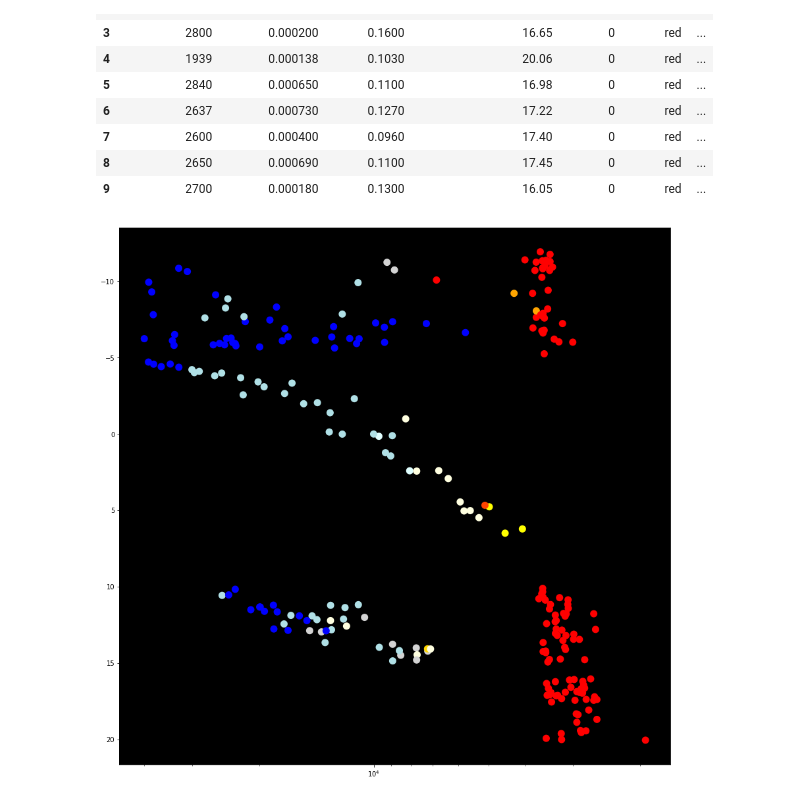
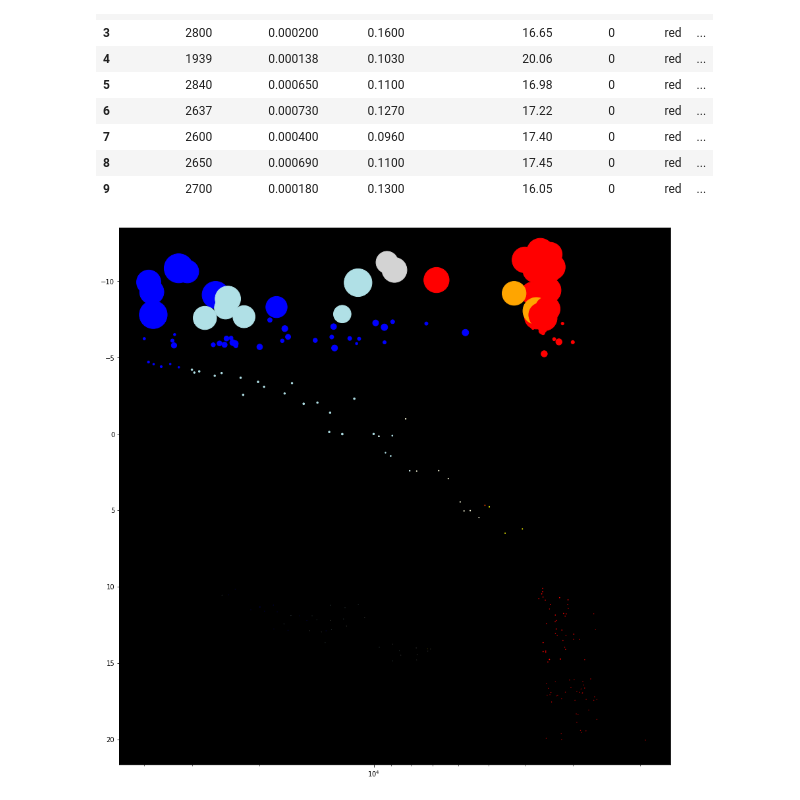
Before and after one commit to Kcorb0/star-study, a Jupyter notebook: star_study.ipynb, the cells around one changed output. Cells and saved outputs as stored; diff of their text form; code cells hidden in the pictures.

Commit message:
Graph shows scale of stars

```diff
--- a/star_study.ipynb
+++ b/star_study.ipynb
@@ -174,16 +174,16 @@ star_df.head(10)
 star_temps = list(star_df["Temperature (K)"])
 star_magnitude = list(star_df["Absolute magnitude(Mv)"])
 star_colour = list(star_df["Star color"])
-#star_radius = list(star_df["Radius(R/Ro)"])
+star_radius = list(star_df["Radius(R/Ro)"])
 # %%
 
 plt.figure(figsize=(15,15))
-plt.scatter(star_temps, star_magnitude, c=star_colour, linewidths=5)
+plt.scatter(star_temps, star_magnitude, c=star_colour, s=star_radius)
 ax = plt.gca()
 ax.invert_xaxis()
 ax.invert_yaxis()
 ax.set_xscale("log")
 ax.set_facecolor("black")
 plt.show()
 # %% [output]
-[figure, old version]
+[figure, new version]
```
